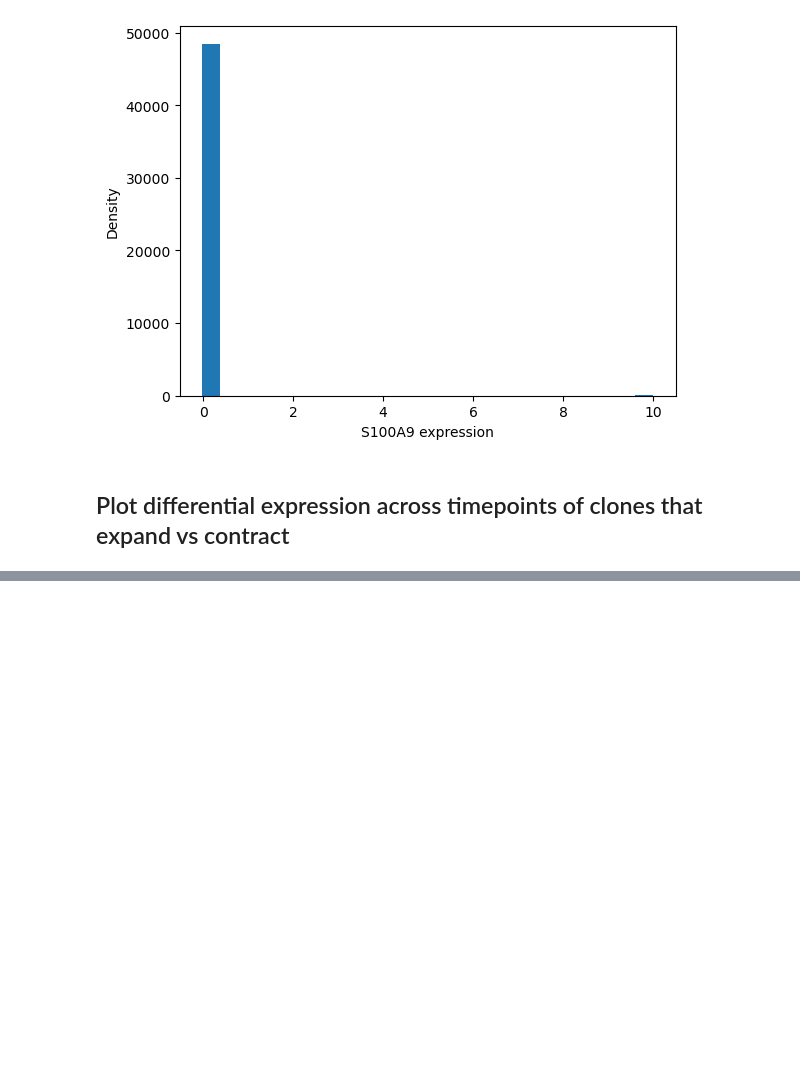
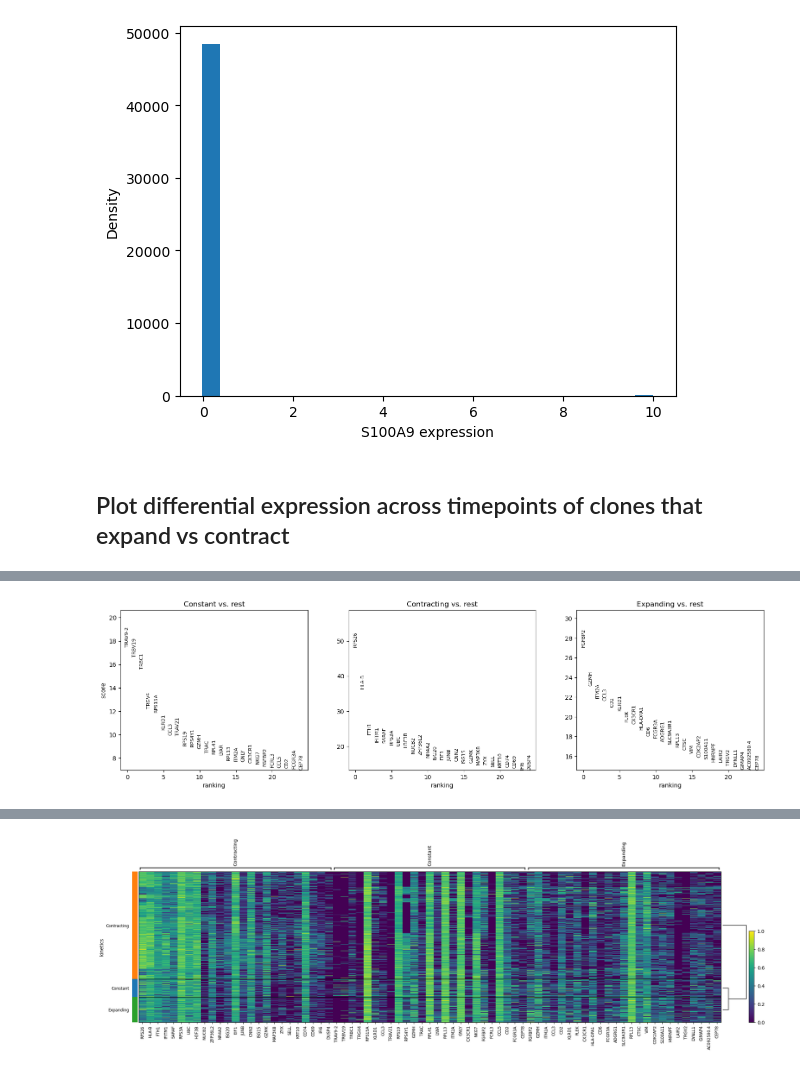
Before and after one commit to ElanaPearl/CAR_T_clonal_kinetics, a Jupyter notebook: expr_analysis_of_clones.ipynb, the cells around one changed output, grey strips where cells are left out. Saved outputs shown, nothing was run; the diff lists cells and outputs as text; code cells hidden in the pictures; blank space fills up the shorter version.

```diff
--- a/expr_analysis_of_clones.ipynb
+++ b/expr_analysis_of_clones.ipynb
@@ -135,0 +146,5 @@ contr_to_late_expr.obs = contr_to_late_expr.obs.assign(kinetics= kin_contr_to_la
+# %%
+# Plotting the expression values at Contraction time point, split based on their kinetic values going to late time point
+plot_deg_for_subset(barcode_kinetics["contraction"], expr[expr.obs["time_point_type"]=="Early"].copy())
+# %% [output]
+[figure, added]
@@ -135,0 +154 @@ contr_to_late_expr.obs = contr_to_late_expr.obs.assign(kinetics= kin_contr_to_la
+[figure, added]
```
Also changed, not shown: parts of 15 cells of this notebook.
